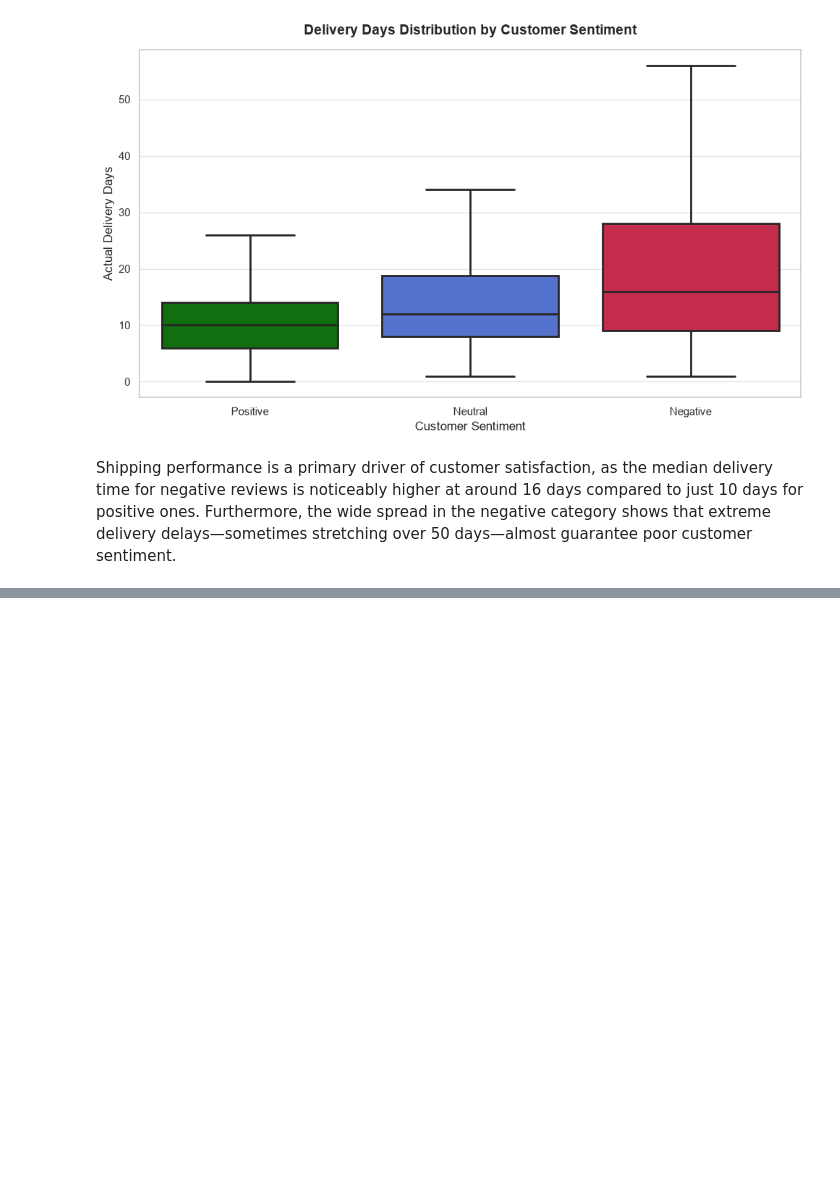
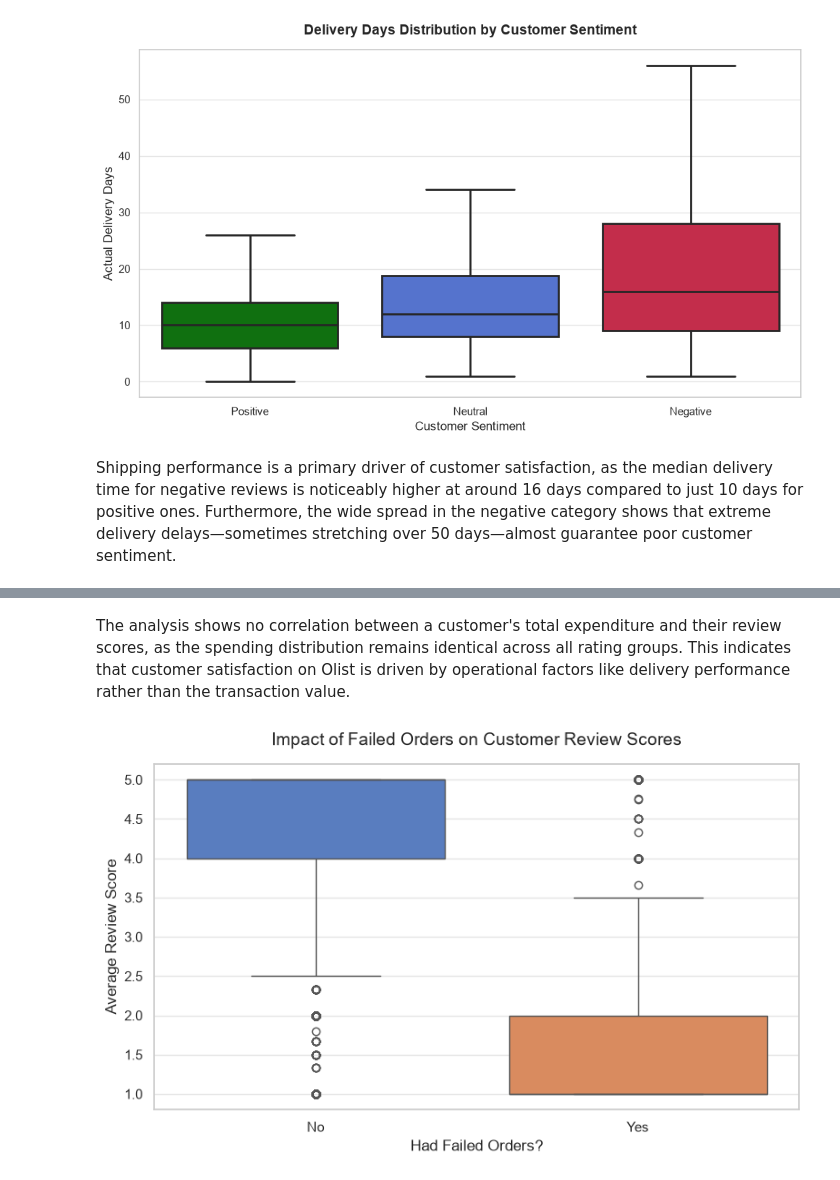
Before and after one commit to MarKotyn/olist-ecommerce-customer-analytics, a Jupyter notebook: python/notebooks/02_eda.ipynb, the cells around one changed output, grey strips where cells are left out. Cells and saved outputs as stored; diff of their text form; code cells hidden in the pictures; blank space fills up the shorter version.

Commit message:
EDA Cross-View Analysis

```diff
--- a/python/notebooks/02_eda.ipynb
+++ b/python/notebooks/02_eda.ipynb
@@ -511,0 +632,23 @@ Shipping performance is a primary driver of customer satisfaction, as the median
+# %% [markdown]
+The analysis shows no correlation between a customer's total expenditure and their review scores, as the spending distribution remains identical across all rating groups. This indicates that customer satisfaction on Olist is driven by operational factors like delivery performance rather than the transaction value.
+# %%
+df_sentiment_copy = df_sentiment.copy()
+# Tworzymy flagę: czy klient miał chociaż jedno nieudane zamówienie
+df_sentiment_copy['had_failed_orders'] = df_sentiment_copy['failed_orders'].apply(lambda x: 'Yes' if x > 0 else 'No')
+
+plt.figure(figsize=(8, 5))
+sns.boxplot(
+    data=df_sentiment_copy,
+    x='had_failed_orders',
+    y='review_score',
+    hue='had_failed_orders',
+    palette='muted'
+)
+
+plt.title("Impact of Failed Orders on Customer Review Scores", fontsize=14, pad=15)
+plt.xlabel("Had Failed Orders?")
+plt.ylabel("Average Review Score")
+plt.tight_layout()
+plt.show()
+# %% [output]
+[figure, added]
```
Also changed, not shown: parts of 20 cells of this notebook.
